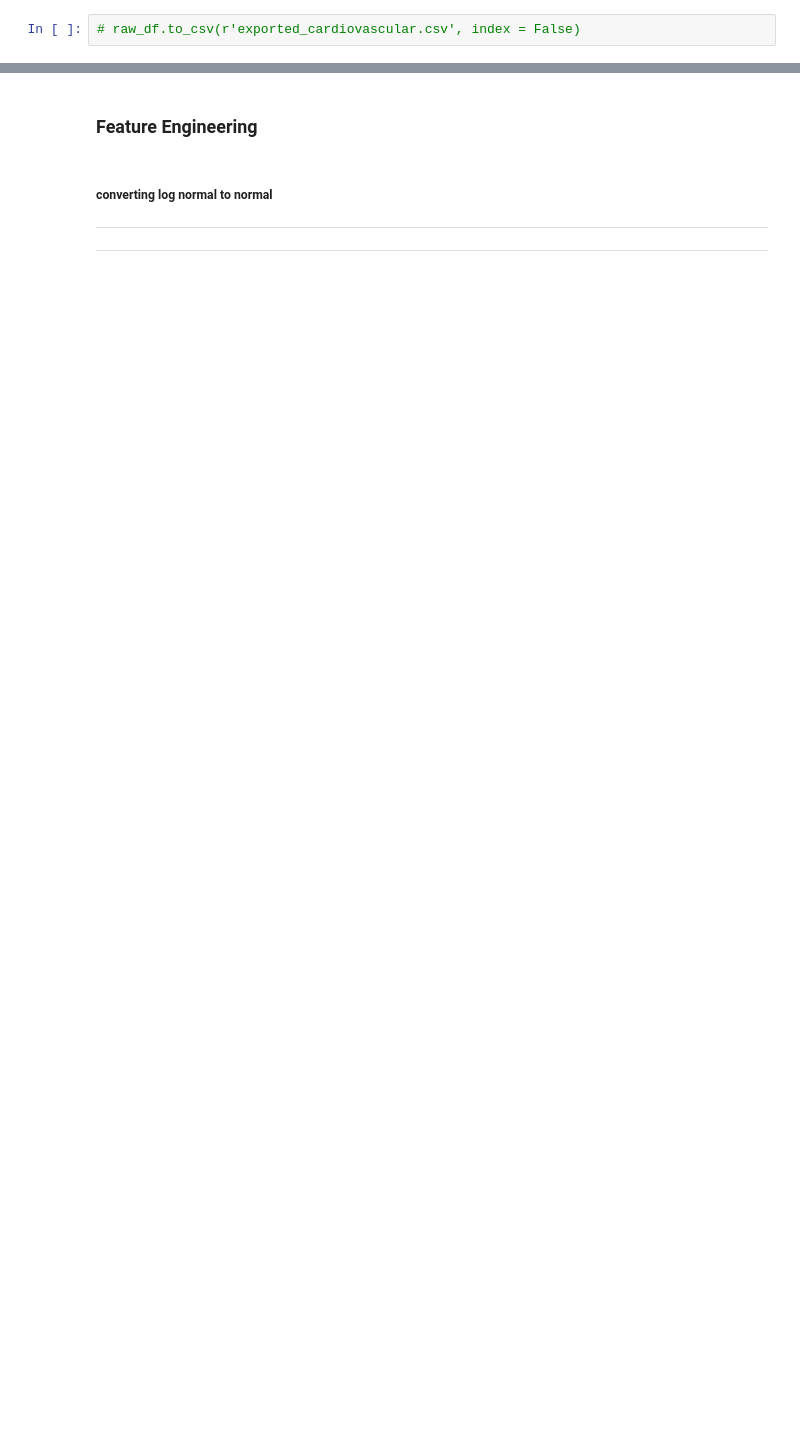
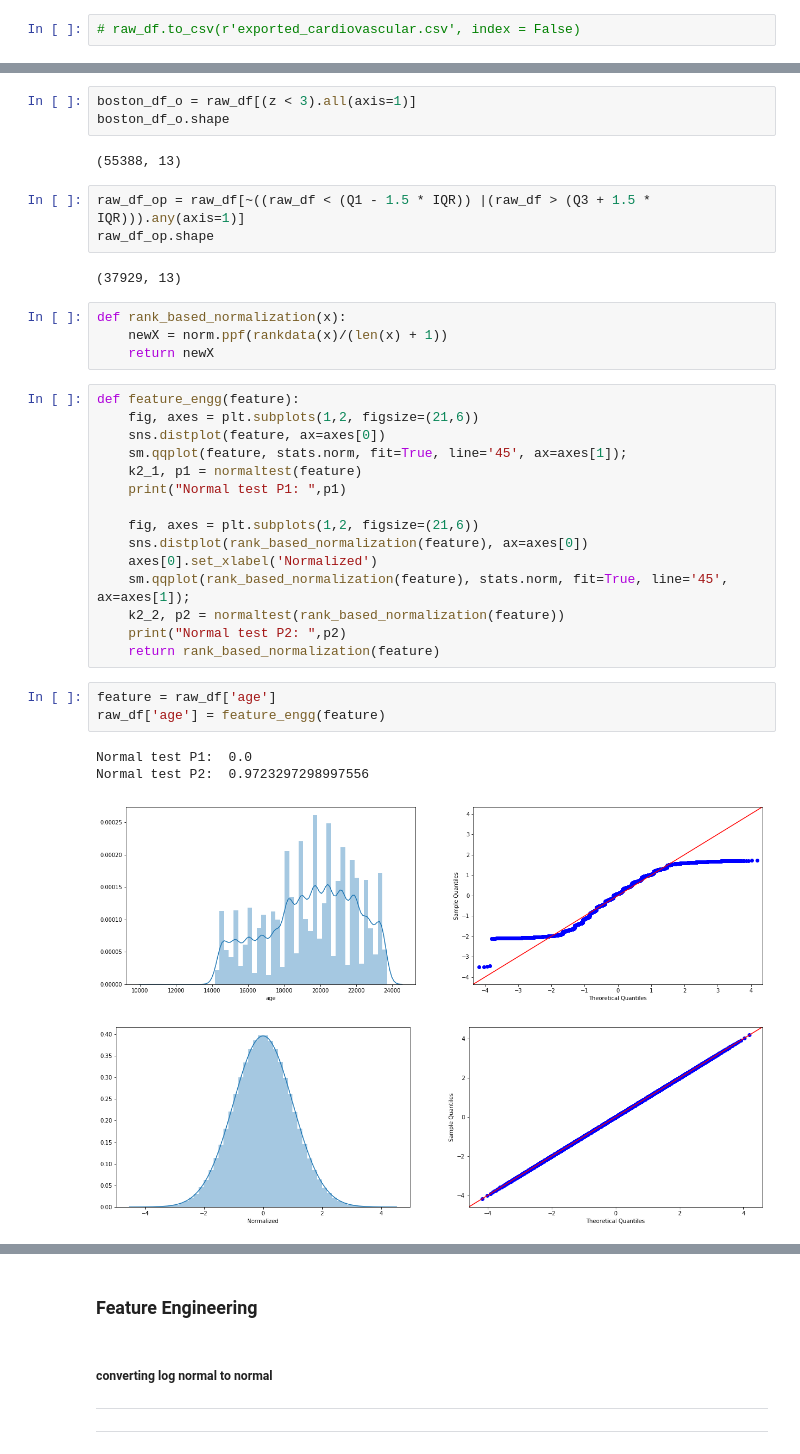
Before and after one commit to blurred-machine/Cardiovascular-Disease-Detection-End-to-End-ML-Project, a Jupyter notebook: cardiovascular desease detection.ipynb, the cells around one changed output, grey strips where cells are left out. Cells and saved outputs as stored; diff of their text form; blank space fills up the shorter version.

```diff
--- a/cardiovascular desease detection.ipynb
+++ b/cardiovascular desease detection.ipynb
@@ -98,0 +176,37 @@ Name: cardio, dtype: int64
+# %%
+boston_df_o = raw_df[(z < 3).all(axis=1)]
+boston_df_o.shape
+# %% [output]
+(55388, 13)
+# %%
+raw_df_op = raw_df[~((raw_df < (Q1 - 1.5 * IQR)) |(raw_df > (Q3 + 1.5 * IQR))).any(axis=1)]
+raw_df_op.shape
+# %% [output]
+(37929, 13)
+# %%
+def rank_based_normalization(x):
+    newX = norm.ppf(rankdata(x)/(len(x) + 1))
+    return newX
+# %%
+def feature_engg(feature):
+    fig, axes = plt.subplots(1,2, figsize=(21,6))
+    sns.distplot(feature, ax=axes[0])
+    sm.qqplot(feature, stats.norm, fit=True, line='45', ax=axes[1]);
+    k2_1, p1 = normaltest(feature)
+    print("Normal test P1: ",p1)
+
+    fig, axes = plt.subplots(1,2, figsize=(21,6))
+    sns.distplot(rank_based_normalization(feature), ax=axes[0])
+    axes[0].set_xlabel('Normalized')
+    sm.qqplot(rank_based_normalization(feature), stats.norm, fit=True, line='45', ax=axes[1]);
+    k2_2, p2 = normaltest(rank_based_normalization(feature))
+    print("Normal test P2: ",p2)
+    return rank_based_normalization(feature)
+# %%
+feature = raw_df['age']
+raw_df['age'] = feature_engg(feature)
+# %% [output]
+Normal test P1:  0.0
+Normal test P2:  0.9723297298997556
+[figure, added]
+[figure, added]
```
Also changed, not shown: parts of 21 cells of this notebook, 4 other files.
